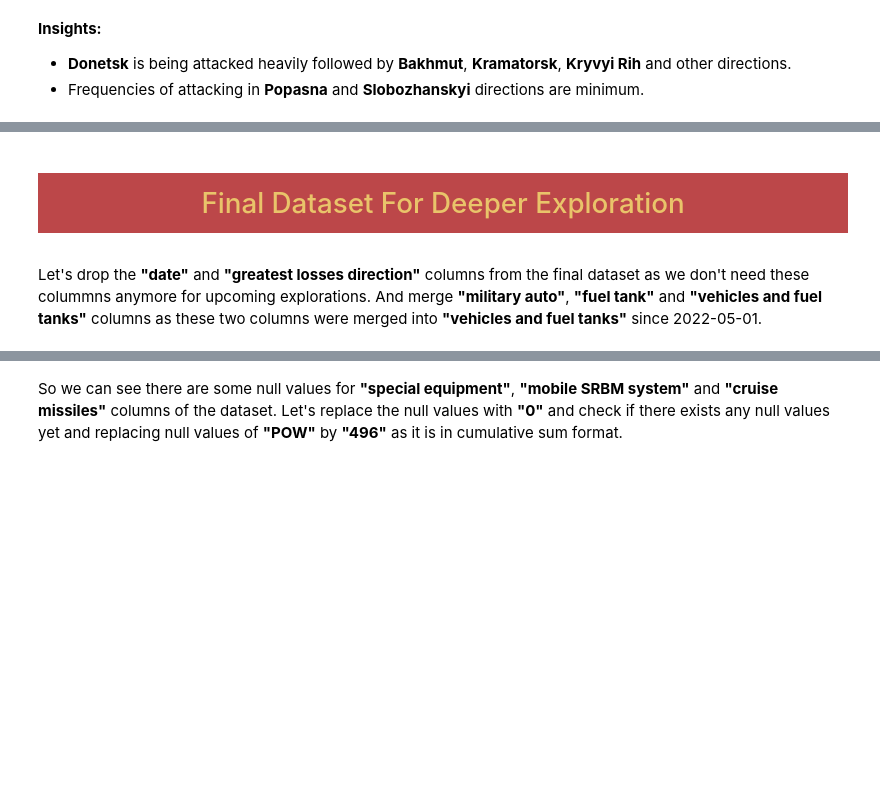
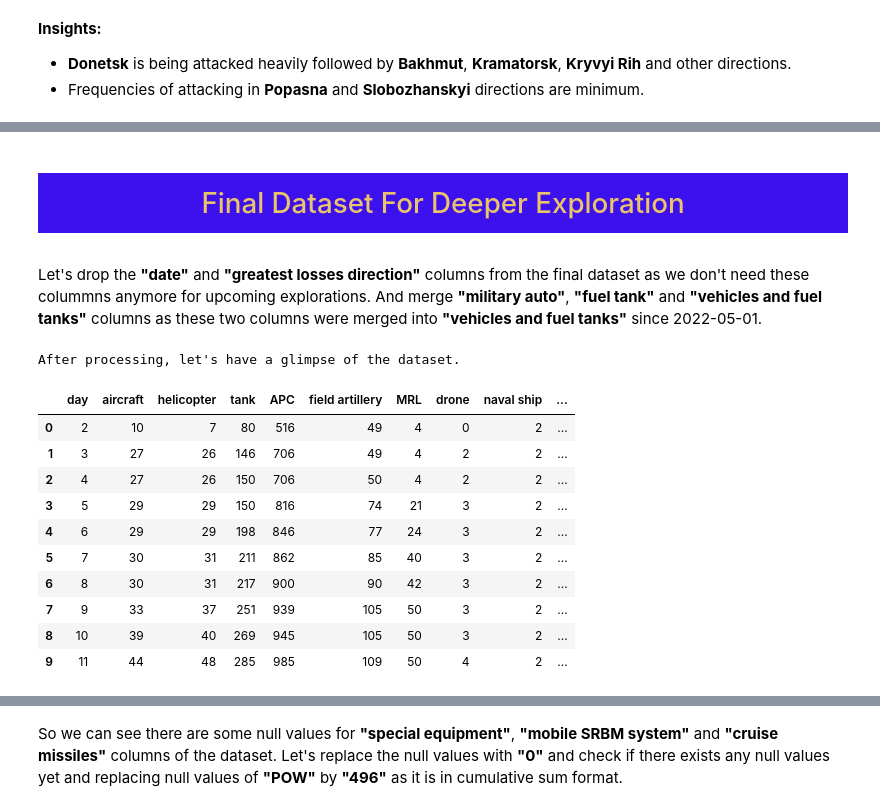
Before and after one commit to srikanthsc/Ukraine---Russia-War-Analysis, a Jupyter notebook: war-ukraine-vs-russia-analysis-128cb7.ipynb, the cells around one changed output, grey strips where cells are left out. Cells and saved outputs as stored; diff of their text form; code cells hidden in the pictures; blank space fills up the shorter version.

```diff
--- a/war-ukraine-vs-russia-analysis-128cb7.ipynb
+++ b/war-ukraine-vs-russia-analysis-128cb7.ipynb
@@ -146,13 +348,26 @@ plt.show()
 # %% [markdown]
 <a id="7"></a>
-# <p style="padding:10px;background-color:#bc4749;margin:0;color:#e9c46a;font-family:newtimeroman;font-size:100%;text-align:center;border-radius: 15px 50px;overflow:hidden;font-weight:500">Final Dataset For Deeper Exploration</p>
+# <p style="padding:10px;background-color:#3d11ed;margin:0;color:#e9c46a;font-family:newtimeroman;font-size:100%;text-align:center;border-radius: 15px 50px;overflow:hidden;font-weight:500">Final Dataset For Deeper Exploration</p>
 # %% [markdown]
 Let's drop the **"date"** and **"greatest losses direction"** columns from the final dataset as we don't need these colummns anymore for upcoming explorations. And merge **"military auto"**, **"fuel tank"** and **"vehicles and fuel tanks"** columns as these two columns were merged into **"vehicles and fuel tanks"** since 2022-05-01.
 # %%
 war_data = equipment_dataset[:]
 war_data["vehicles and fuel tanks"] = war_data[["military auto","fuel tank","vehicles and fuel tanks"]].sum(axis=1)
 war_data.drop(columns=["date","greatest losses direction","military auto","fuel tank"],inplace=True)
 print(f"After processing, let's have a glimpse of the dataset.")
-war_data.head(10).style.set_properties(**{"background-color": "#bc4749","color":"#e9c46a","border": "1.5px solid black"})
+war_data.head(10).style.set_properties(**{"background-color": "#3d11ed","color":"#e9c46a","border": "1.5px solid black"})
+# %% [output]
+After processing, let's have a glimpse of the dataset.
+|  | day | aircraft | helicopter | tank | APC | field artillery | MRL | drone | naval ship | ... |
+| 0 | 2 | 10 | 7 | 80 | 516 | 49 | 4 | 0 | 2 | ... |
+| 1 | 3 | 27 | 26 | 146 | 706 | 49 | 4 | 2 | 2 | ... |
+| 2 | 4 | 27 | 26 | 150 | 706 | 50 | 4 | 2 | 2 | ... |
+| 3 | 5 | 29 | 29 | 150 | 816 | 74 | 21 | 3 | 2 | ... |
+| 4 | 6 | 29 | 29 | 198 | 846 | 77 | 24 | 3 | 2 | ... |
+| 5 | 7 | 30 | 31 | 211 | 862 | 85 | 40 | 3 | 2 | ... |
+| 6 | 8 | 30 | 31 | 217 | 900 | 90 | 42 | 3 | 2 | ... |
+| 7 | 9 | 33 | 37 | 251 | 939 | 105 | 50 | 3 | 2 | ... |
+| 8 | 10 | 39 | 40 | 269 | 945 | 105 | 50 | 3 | 2 | ... |
+| 9 | 11 | 44 | 48 | 285 | 985 | 109 | 50 | 4 | 2 | ... |
 # %%
 print("Null Values Of The Dataset :")
```
Also changed, not shown: parts of 55 cells of this notebook, 2 other files.
